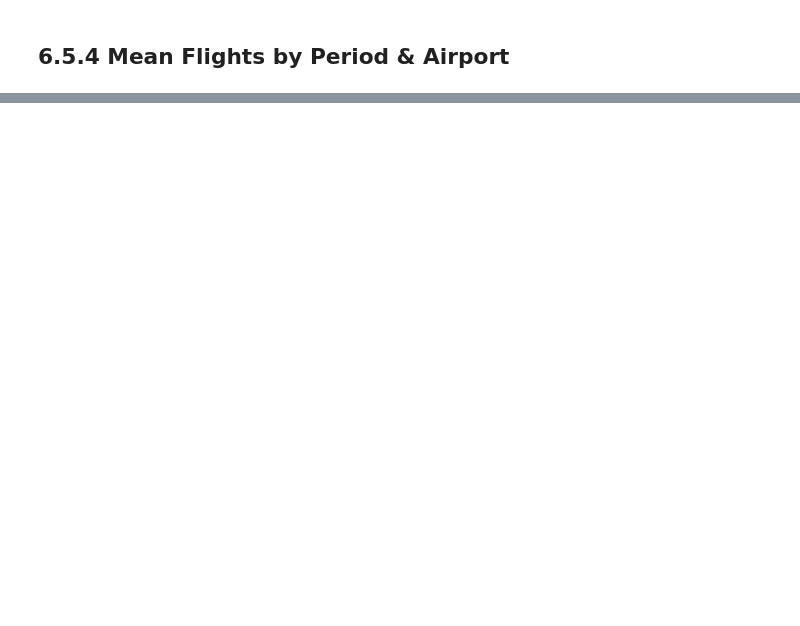
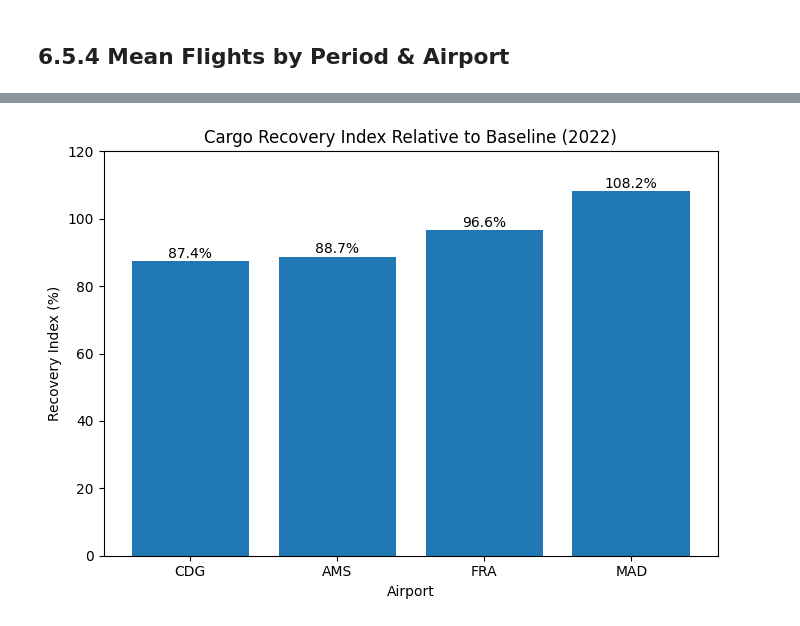
Before and after one commit to h-albrecht-ams/Capstone-Project, a Jupyter notebook: python/01_cargo_analysis.ipynb, the cells around one changed output, grey strips where cells are left out. Drawn from its saved outputs; the diff is of its cells as text; code cells hidden in the pictures; blank space fills up the shorter version.

```diff
--- a/python/01_cargo_analysis.ipynb
+++ b/python/01_cargo_analysis.ipynb
@@ -2126,0 +2256,11 @@ plt.show()
+# %%
+yearly = (
+    cargo_core
+    .groupby(["origin_iata", "year"])["cargo"]
+    .sum()
+    .reset_index()
+)
+# %%
+yearly["baseline_avg"] = yearly["origin_iata"].map(baseline_avg).astype(float)
+
+pd.options.display.float_format = "{:,.1f}".format
@@ -2126,0 +2291,4 @@ plt.show()
+# %%
+yearly["recovery_index"] = (
+    yearly["cargo"] / yearly["baseline_avg"] * 100
+).round(1)
@@ -2126,0 +2322,32 @@ plt.show()
+# %%
+# Recovery index in 2022
+recovery_2022 = (
+    yearly[yearly["year"] == 2022]
+    .sort_values("recovery_index")
+)
+
+plt.figure(figsize=(7,5))
+
+bars = plt.bar(
+    recovery_2022["origin_iata"],
+    recovery_2022["recovery_index"]
+)
+
+for bar in bars:
+    plt.text(
+        bar.get_x() + bar.get_width()/2,
+        bar.get_height() + 1,
+        f"{bar.get_height():.1f}%",
+        ha="center"
+    )
+
+plt.title("Cargo Recovery Index Relative to Baseline (2022)")
+plt.xlabel("Airport")
+plt.ylabel("Recovery Index (%)")
+
+plt.ylim(0, 120)
+
+plt.tight_layout()
+plt.show()
+# %% [output]
+[figure, added]
```
Also changed, not shown: parts of 104 cells of this notebook.
